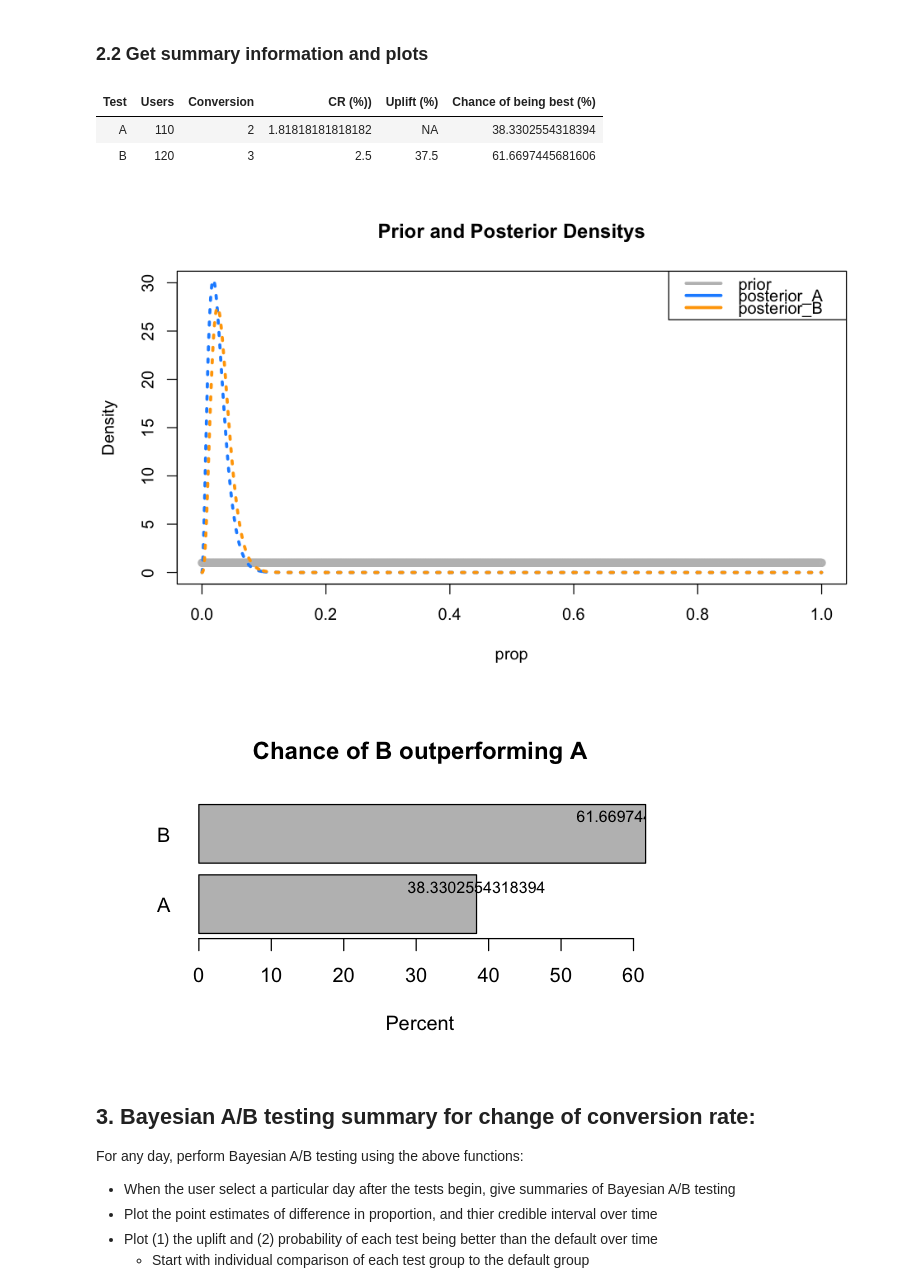
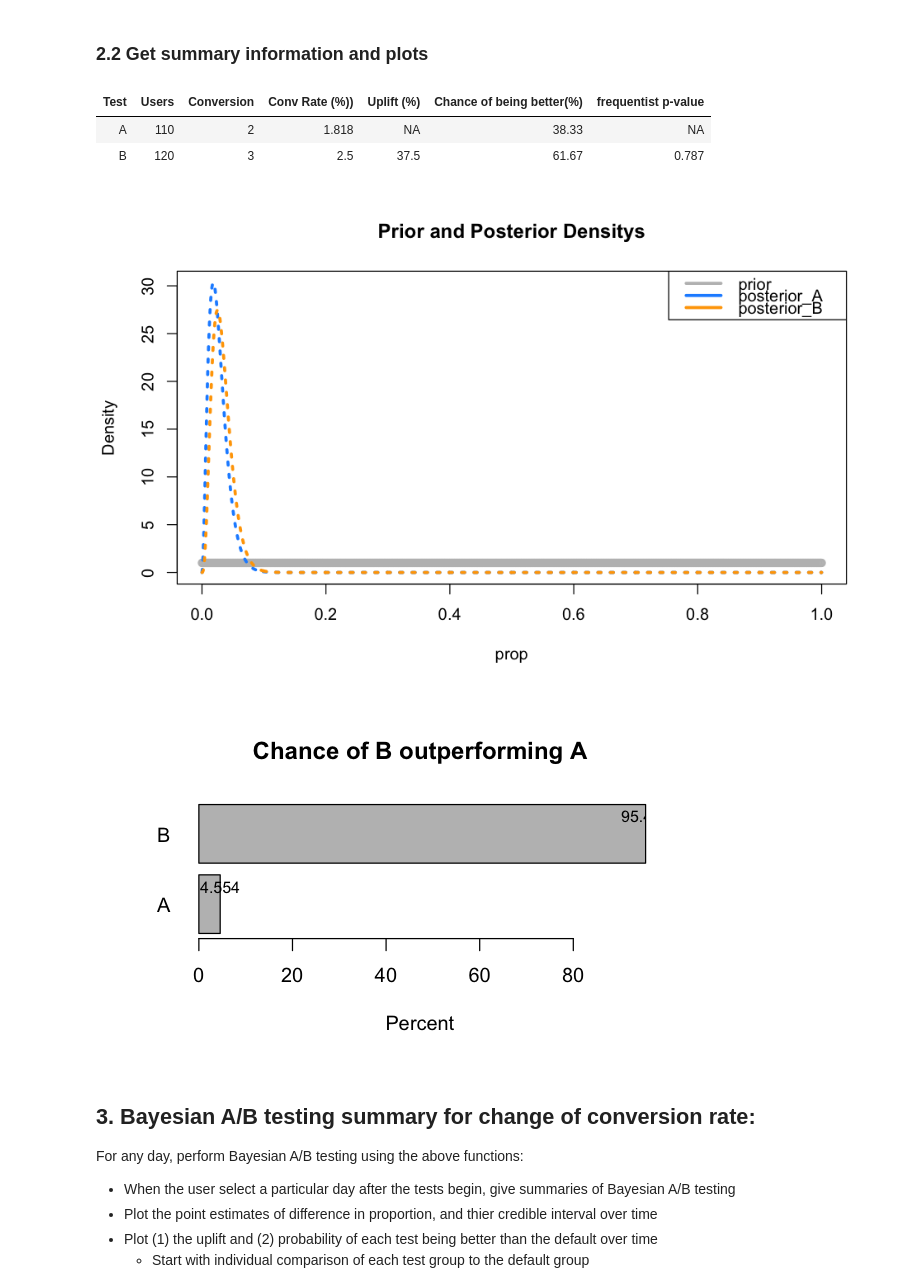
Before and after one commit to tukichen/Bayesian_AB_testing, a Jupyter notebook: Bayesian_AB_testing.ipynb, the cells around one changed output. Drawn from its saved outputs; the diff is of its cells as text; code cells hidden in the pictures.

```diff
--- a/Bayesian_AB_testing.ipynb
+++ b/Bayesian_AB_testing.ipynb
@@ -299,8 +299,11 @@ density_plot <- function(alpha_A, beta_A , alpha_B, beta_B ){
         posterior_A <- dbeta(theta, alpha_A, beta_A )
         posterior_B <- dbeta(theta, alpha_B, beta_B )
 
+        min_prob = min(min(prior) , min(posterior_A), min(posterior_B))
+        max_prob = max(max(prior) , max(posterior_A), max(posterior_B))
 
-        prob_plot <- plot(theta, prior,  col="gray", lty=2, xlab = 'prop', ylab = "Density",   ylim = c(0,30),
+        prob_plot <- plot(theta, prior,  col="gray", lty=2,
+                      xlab = 'prop', ylab = "Density",   ylim = c(min_prob ,max_prob),
                          main = "Prior and Posterior Densitys")
         lines(theta, posterior_A, lwd = 3, col="dodgerblue", lty=3)
         lines(theta, posterior_B, lwd = 3, col="orange", lty=3)
@@ -322,32 +325,41 @@ bestProb_plot <- function(best_A, best_B){
 }
 # %%
 Bayes_AB_test <- function(nA, xA, nB, xB,
-                          out_data = TRUE, bestProb_plot= TRUE, density_plot=TRUE,
-                          alpha0= 1, beta_0= 1){  # set both prior parameters to 1 by default
+                          out_data = TRUE, bestProb_plot= FALSE, density_plot=FALSE,
+                          alpha_0= 1, beta_0= 1,  # set both prior parameters to 1 by default
+                          digit =3   ){
     # create an empty data frame:
     result= data.frame(Test= character(), Users = integer(), Conversion= integer(), CR=double(),
-                       Uplift= double(), Chance_of_being_best=double() )
-
+                       Uplift= double(), Chance_of_being_better=double() , p_value =double())
+    # Conversion rate and uplift
     CR_A = xA/nA*100
     CR_B = xB/nB*100
     uplift_B = (CR_B- CR_A)/CR_A *100
 
+    # The posterior beta-distritubion of theta_A and theta_B
     alpha_A = alpha_0 + xA
     alpha_B = alpha_0 + xB
     beta_A  = beta_0 + nA-xA
     beta_B  = beta_0 + nB-xB
 
+    # Probablity of being better:
     best_B = 100*prob_B_beats_A (alpha_A, beta_A , alpha_B, beta_B )
     best_A = 100- best_B
 
-    result= rbind(c("A", nA, xA, CR_A, NA, best_A) ,
-                  c("B", nB, xB, CR_B, uplift_B, best_B))
-    colnames(result) = c('Test', 'Users', 'Conversion','CR (%))', 'Uplift (%)', 'Chance of being best (%)')
+    p_value = fisher.test(matrix(c(xA, nA-xA, xB, nB-xB), nrow = 2 ) , alternative = "greater")$p.value
+    # combine and save to result
+    result= rbind(c("A", nA, xA, round(CR_A, digits = digit) ,
+                    NA, round(best_A, digits = digit), NA ) ,
+                  c("B", nB, xB, round(CR_B, digits = digit) ,  round(uplift_B, digits = digit)  ,
+                    round(best_B, digits = digit),  round( p_value, digits=digit ) ) )
+
+    colnames(result) = c('Test', 'Users', 'Conversion','Conv Rate (%))',
+                         'Uplift (%)', 'Chance of being better(%)', 'frequentist p-value')
     if (density_plot ==TRUE){
         density_plot(alpha_A, beta_A , alpha_B, beta_B )
     }
     if (bestProb_plot ==TRUE){
-        bestProb_plot(best_A, best_B )
+        bestProb_plot(round(best_A, digits= digit) , round(best_B, digits= digit) )
     }
 
     if(out_data ==TRUE) {return (result)}
@@ -355,19 +367,19 @@ Bayes_AB_test <- function(nA, xA, nB, xB,
 # %% [markdown]
 ### 2.2 Get summary information and plots
 # %%
-Bayes_AB_test(nA=110, xA=2, nB=120, xB=3, density_plot = FALSE, bestProb_plot= FALSE )
+Bayes_AB_test(nA=110, xA=2, nB=120, xB=3)
 
 options(repr.plot.width=8, repr.plot.height=5)
-Bayes_AB_test(nA=110, xA=2, nB=120, xB=3, out_data = FALSE, bestProb_plot= FALSE )
+Bayes_AB_test(nA=110, xA=2, nB=120, xB=3, out_data = FALSE, density_plot= TRUE )
 
 options(repr.plot.width=5, repr.plot.height=3)
-Bayes_AB_test(nA=110, xA=2, nB=120, xB=3, out_data = FALSE, density_plot= FALSE )
+Bayes_AB_test(nA=110, xA=2, nB=40, xB=3, out_data = FALSE, bestProb_plot= TRUE )
 # %% [output]
-| Test | Users | Conversion | CR (%)) | Uplift (%) | Chance of being best (%) |
-| A | 110 | 2 | 1.81818181818182 | NA | 38.3302554318394 |
-| B | 120 | 3 | 2.5 | 37.5 | 61.6697445681606 |
+| Test | Users | Conversion | Conv Rate (%)) | Uplift (%) | Chance of being better(%) | frequentist p-value |
+| A | 110 | 2 | 1.818 | NA | 38.33 | NA |
+| B | 120 | 3 | 2.5 | 37.5 | 61.67 | 0.787 |
-[figure, old version]
+[figure, new version]
-[figure, old version]
+[figure, new version]
 # %% [markdown]
 ## 3. Bayesian A/B testing summary for change of conversion rate:
 For any day, perform Bayesian A/B testing using the above functions:
```
Also changed, not shown: parts of 1 cell of this notebook, 4 other files.
